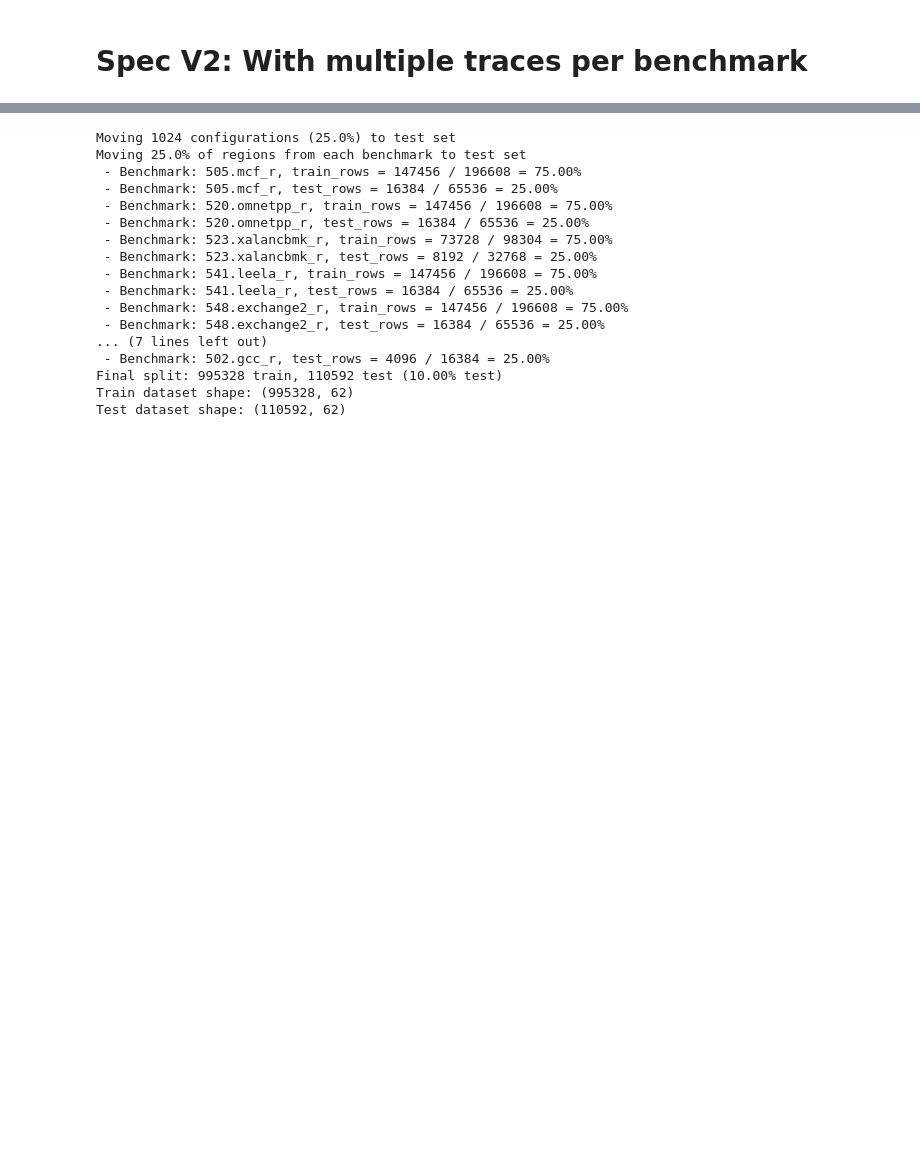
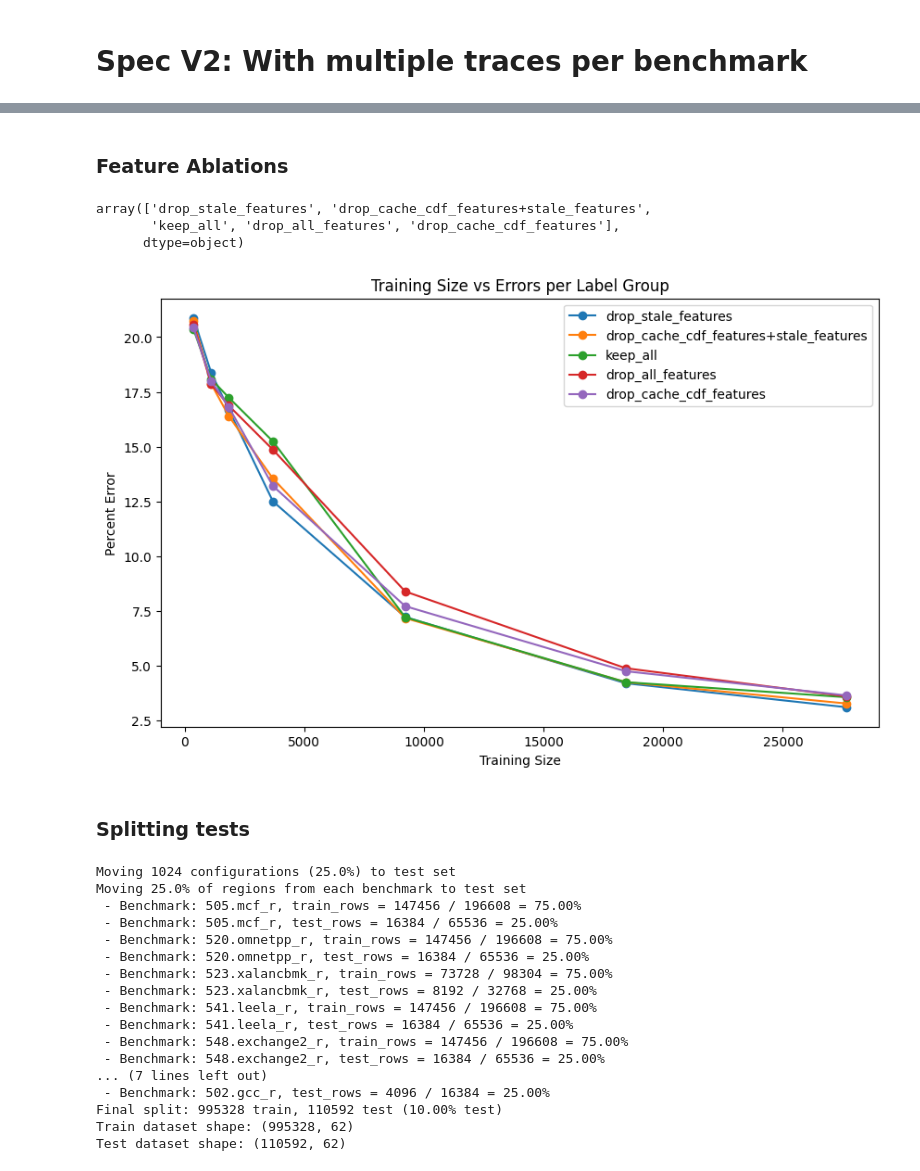
Before and after one commit to ronitnag04/peregrine, a Jupyter notebook: ml_model/analysis.ipynb, the cells around one changed output, grey strips where cells are left out. Cells and saved outputs as stored; diff of their text form; code cells hidden in the pictures; blank space fills up the shorter version.

Commit message:
Update for ronamol feature ablations

```diff
--- a/ml_model/analysis.ipynb
+++ b/ml_model/analysis.ipynb
@@ -213,0 +271,7 @@ dataset = pd.read_csv("training_data/ronamol_spec_training_data_v2.csv")
+# %% [markdown]
+### Feature Ablations
+# %%
+sweep_dir = "/home/ubuntu/peregrine/ml_model/sweep_results/spec_v2_analytical_ablations_tts_sweep"
+df_results = pd.read_csv(os.path.join(sweep_dir, "summary.csv"))
+df_results["label_group"] = df_results["label"].str.split("_tts0.").str[0]
+df_results["training_size"] = (4096*9 * (1 - df_results["tts"])).apply(np.floor).astype(int)
@@ -214,3 +286,26 @@ dataset = pd.read_csv("training_data/ronamol_spec_training_data_v2.csv")
+# %%
+df_results["label_group"].unique()
+# %% [output]
+array(['drop_stale_features', 'drop_cache_cdf_features+stale_features',
+       'keep_all', 'drop_all_features', 'drop_cache_cdf_features'],
+      dtype=object)
+# %%
+fig, ax = plt.subplots(figsize=(10, 6))
+
+for group in df_results['label_group'].unique():
+    group_data = df_results[df_results['label_group'] == group].sort_values('training_size')
+    ax.plot(group_data['training_size'], group_data['best_percent_error'], marker='o', label=group)
+
+ax.set_xlabel('Training Size')
+ax.set_ylabel('Percent Error')
+ax.set_title('Training Size vs Errors per Label Group')
+ax.legend()
+plt.show()
+fig.savefig(os.path.join(sweep_dir, "training_size_vs_error.png"), bbox_inches='tight')
+# %% [output]
+[figure, added]
+# %% [markdown]
+### Splitting tests
 # %%
 drop_benchmarks = []
 test_size = None
```
Also changed, not shown: parts of 9 cells of this notebook, 2 other files.
